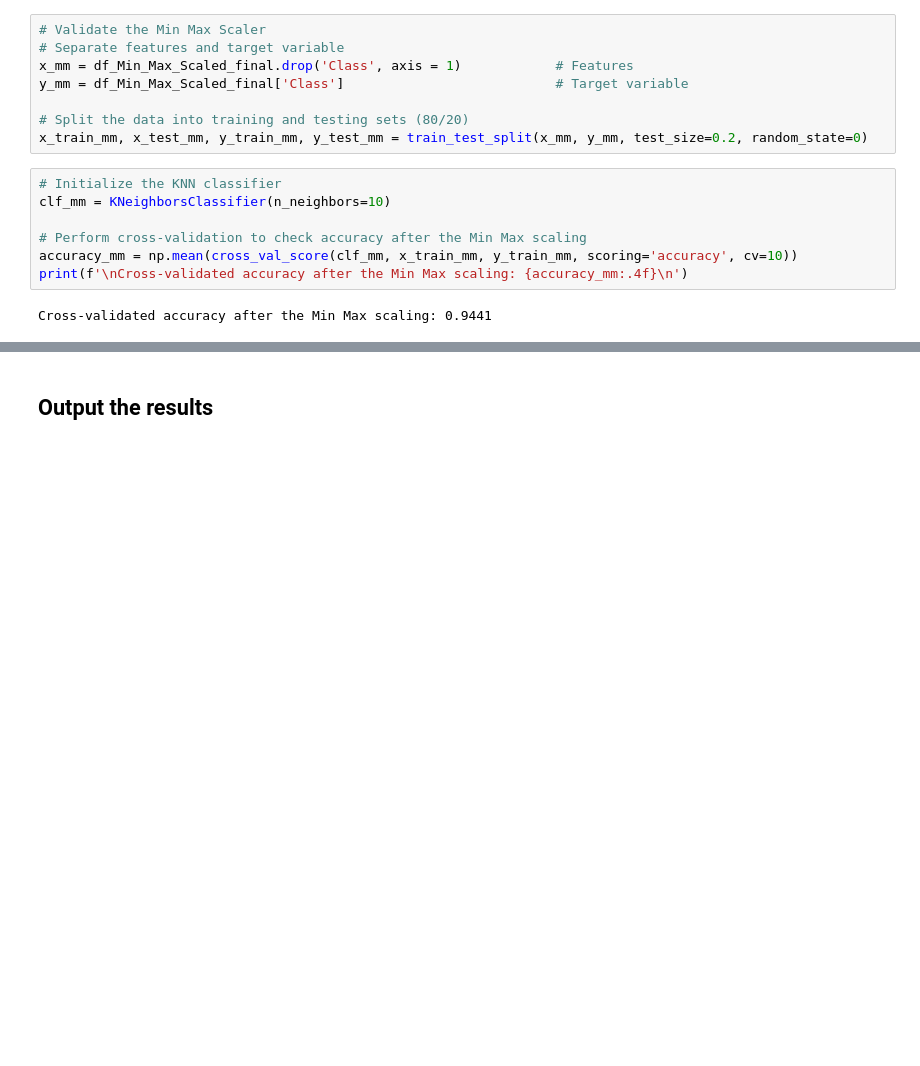
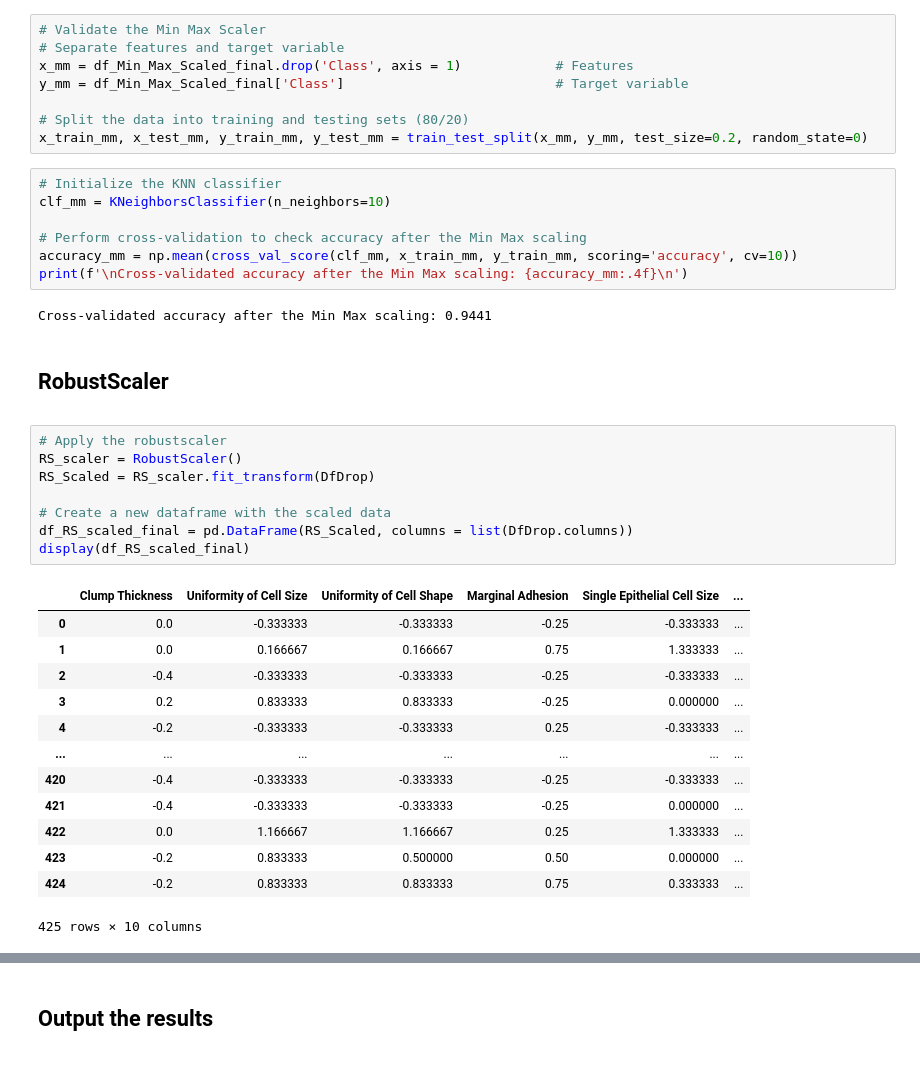
Before and after one commit to Ehsan-Behzadi/Breast-Cancer-Prediction-Model, a Jupyter notebook: ML_model_Breast_Cancer_Wisconsin.ipynb, the cells around one changed output, grey strips where cells are left out. Saved outputs shown, nothing was run; the diff lists cells and outputs as text; blank space fills up the shorter version.

Commit message:
Add RobustScaler to Scaling Methods

```diff
--- a/ML_model_Breast_Cancer_Wisconsin.ipynb
+++ b/ML_model_Breast_Cancer_Wisconsin.ipynb
@@ -851,3 +853,29 @@ accuracy_mm = np.mean(cross_val_score(clf_mm, x_train_mm, y_train_mm, scoring='a
 print(f'\nCross-validated accuracy after the Min Max scaling: {accuracy_mm:.4f}\n')
 # %% [output]
 Cross-validated accuracy after the Min Max scaling: 0.9441
+# %% [markdown]
+<div id="robust">
+    <h2>RobustScaler</h2>
+</div>
+# %%
+# Apply the robustscaler
+RS_scaler = RobustScaler()
+RS_Scaled = RS_scaler.fit_transform(DfDrop)
+
+# Create a new dataframe with the scaled data
+df_RS_scaled_final = pd.DataFrame(RS_Scaled, columns = list(DfDrop.columns))
+display(df_RS_scaled_final)
+# %% [output]
+|  | Clump Thickness | Uniformity of Cell Size | Uniformity of Cell Shape | Marginal Adhesion | Single Epithelial Cell Size | ... |
+| 0 | 0.0 | -0.333333 | -0.333333 | -0.25 | -0.333333 | ... |
+| 1 | 0.0 | 0.166667 | 0.166667 | 0.75 | 1.333333 | ... |
+| 2 | -0.4 | -0.333333 | -0.333333 | -0.25 | -0.333333 | ... |
+| 3 | 0.2 | 0.833333 | 0.833333 | -0.25 | 0.000000 | ... |
+| 4 | -0.2 | -0.333333 | -0.333333 | 0.25 | -0.333333 | ... |
+| ... | ... | ... | ... | ... | ... | ... |
+| 420 | -0.4 | -0.333333 | -0.333333 | -0.25 | -0.333333 | ... |
+| 421 | -0.4 | -0.333333 | -0.333333 | -0.25 | 0.000000 | ... |
+| 422 | 0.0 | 1.166667 | 1.166667 | 0.25 | 1.333333 | ... |
+| 423 | -0.2 | 0.833333 | 0.500000 | 0.50 | 0.000000 | ... |
+| 424 | -0.2 | 0.833333 | 0.833333 | 0.75 | 0.333333 | ... |
+425 rows × 10 columns
```
Also changed, not shown: parts of 6 cells of this notebook.
